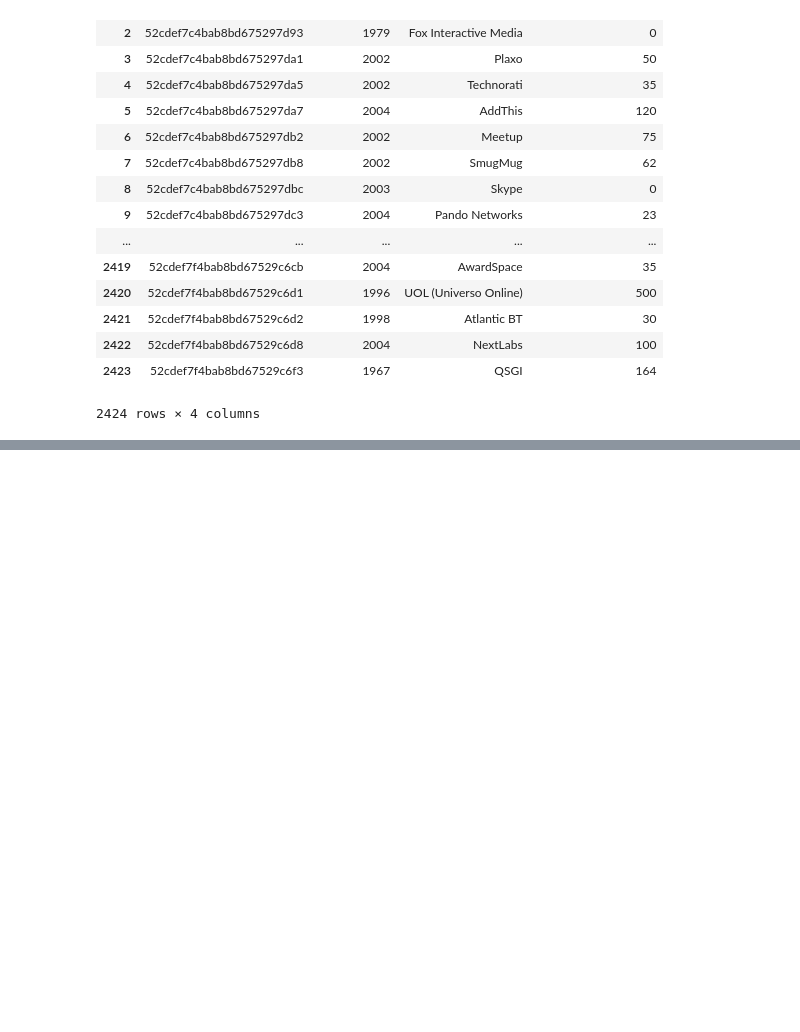
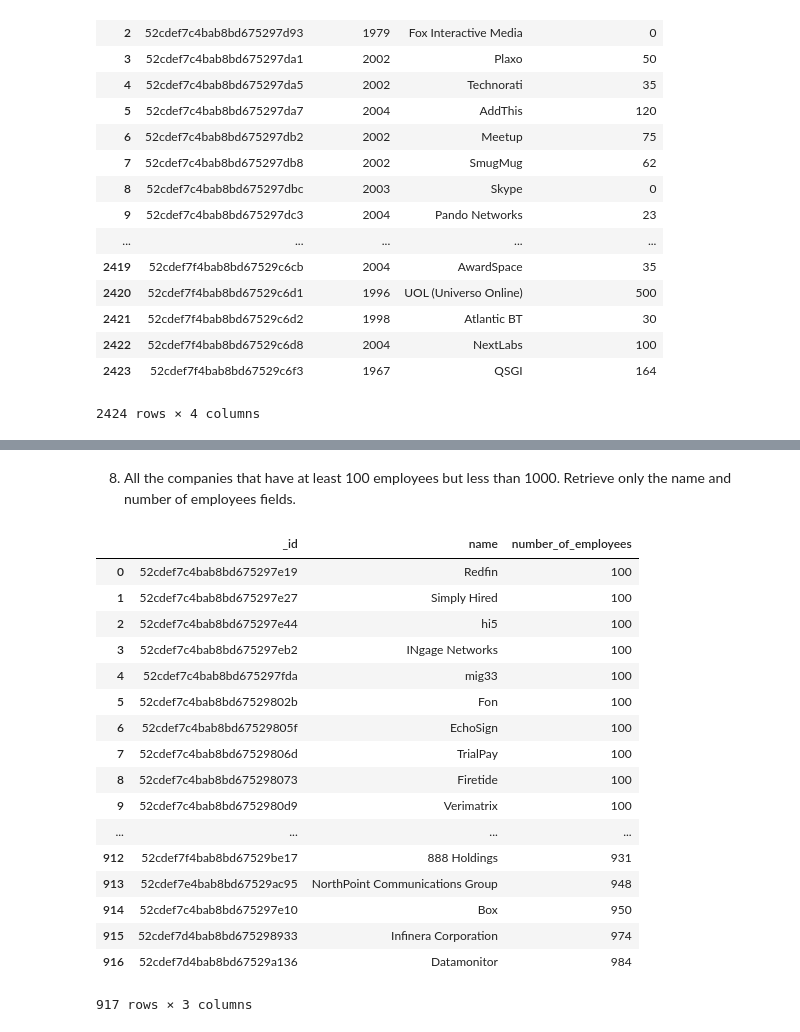
Before and after one commit to marisfont/madrid-oct-2018, a Jupyter notebook: module-2/lab-mongo/your-code.ipynb, the cells around one changed output, grey strips where cells are left out. Cells and saved outputs as stored; diff of their text form; code cells hidden in the pictures; blank space fills up the shorter version.

```diff
--- a/module-2/lab-mongo/your-code.ipynb
+++ b/module-2/lab-mongo/your-code.ipynb
@@ -134,0 +181,25 @@ employees_founded
+# %% [markdown]
+8. All the companies that have at least 100 employees but less than 1000. Retrieve only the name and number of employees fields.
+# %%
+employees_100_1000 = db.docs.find({"number_of_employees":{'$gte':100, "$lt":1000}}, projection={"name": 1 , "number_of_employees": 1}).sort("number_of_employees", py.ASCENDING)
+employees_100_1000 = pd.DataFrame(list(employees_100_1000))
+employees_100_1000
+# %% [output]
+|  | _id | name | number_of_employees |
+| 0 | 52cdef7c4bab8bd675297e19 | Redfin | 100 |
+| 1 | 52cdef7c4bab8bd675297e27 | Simply Hired | 100 |
+| 2 | 52cdef7c4bab8bd675297e44 | hi5 | 100 |
+| 3 | 52cdef7c4bab8bd675297eb2 | INgage Networks | 100 |
+| 4 | 52cdef7c4bab8bd675297fda | mig33 | 100 |
+| 5 | 52cdef7c4bab8bd67529802b | Fon | 100 |
+| 6 | 52cdef7c4bab8bd67529805f | EchoSign | 100 |
+| 7 | 52cdef7c4bab8bd67529806d | TrialPay | 100 |
+| 8 | 52cdef7c4bab8bd675298073 | Firetide | 100 |
+| 9 | 52cdef7c4bab8bd6752980d9 | Verimatrix | 100 |
+| ... | ... | ... | ... |
+| 912 | 52cdef7f4bab8bd67529be17 | 888 Holdings | 931 |
+| 913 | 52cdef7e4bab8bd67529ac95 | NorthPoint Communications Group | 948 |
+| 914 | 52cdef7c4bab8bd675297e10 | Box | 950 |
+| 915 | 52cdef7d4bab8bd675298933 | Infinera Corporation | 974 |
+| 916 | 52cdef7d4bab8bd67529a136 | Datamonitor | 984 |
+917 rows × 3 columns
```
Also changed, not shown: parts of 8 cells of this notebook.
